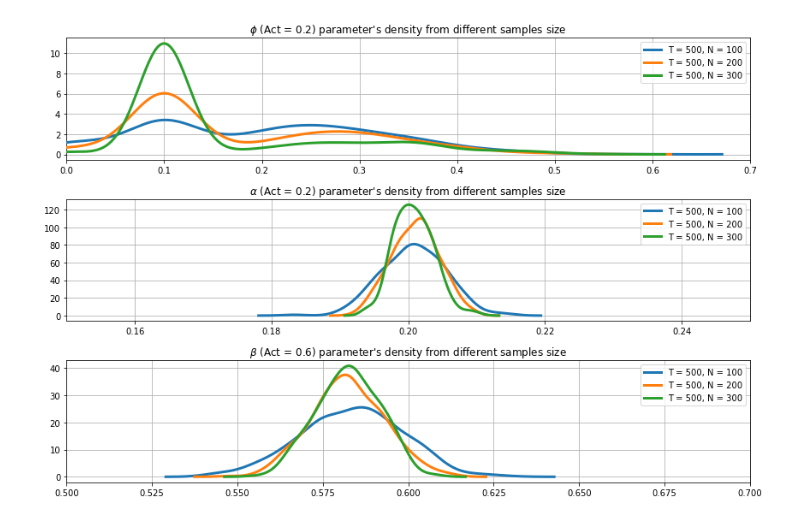
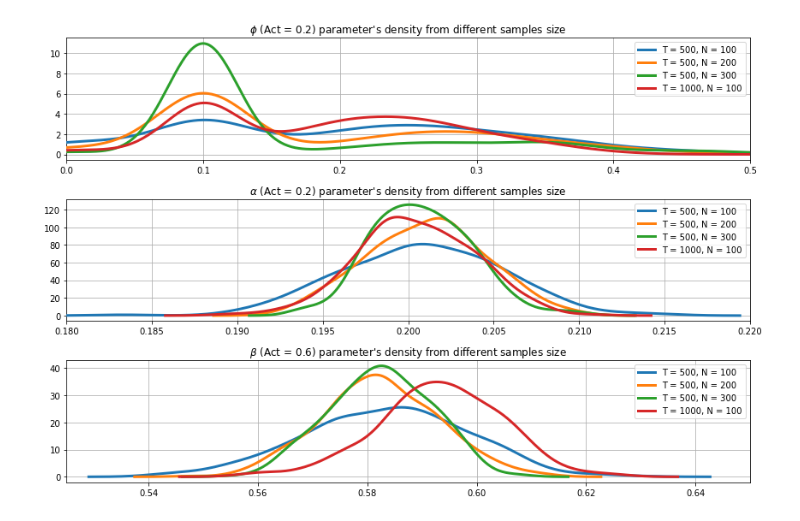
Before and after one commit to NemesiP/volatility-forecasting, a Jupyter notebook: Examples/Panel_GARCH_CSA_sim.ipynb, the cells around one changed output. Drawn from its saved outputs; the diff is of its cells as text; code cells hidden in the pictures.

```diff
--- a/Examples/Panel_GARCH_CSA_sim.ipynb
+++ b/Examples/Panel_GARCH_CSA_sim.ipynb
@@ -36,6 +36,8 @@ sim1000 = pd.DataFrame(create_sim(sim_length = 1000))
 sim1000_dp = pd.DataFrame(create_sim(stock_num = 200, sim_length = 1000))
 # %%
 sim1000_qp = pd.DataFrame(create_sim(stock_num = 300, sim_length = 1000))
+# %%
+sim1000 = pd.read_csv('C:/Users/peter/Desktop/volatility-forecasting/results/pgcsa_1000.csv')
 # %%
 sim500 = pd.read_csv('C:/Users/peter/Desktop/volatility-forecasting/results/pgcsa_500.csv')
 # %%
@@ -49,10 +51,9 @@ phi_500 = sm.nonparametric.KDEUnivariate(sim500.iloc[:, 2].values)
 phi_500.fit()
 phi_500_qp = sm.nonparametric.KDEUnivariate(sim500_qp.iloc[:, 2].values)
 phi_500_qp.fit()
-
+phi_1000 = sm.nonparametric.KDEUnivariate(sim1000.iloc[:, 2].values)
+phi_1000.fit()
 """
-phi_1000 = sm.nonparametric.KDEUnivariate(sim1000.iloc[:, 1].values)
-phi_1000.fit()
 phi_1000_dp = sm.nonparametric.KDEUnivariate(sim1000_dp.iloc[:, 1].values)
 phi_1000_dp.fit()
 phi_1000_qp = sm.nonparametric.KDEUnivariate(sim1000_qp.iloc[:, 1].values)
@@ -64,9 +65,9 @@ alpha_500 = sm.nonparametric.KDEUnivariate(sim500.iloc[:, 3].values)
 alpha_500.fit()
 alpha_500_qp = sm.nonparametric.KDEUnivariate(sim500_qp.iloc[:, 3].values)
 alpha_500_qp.fit()
+alpha_1000 = sm.nonparametric.KDEUnivariate(sim1000.iloc[:, 3].values)
+alpha_1000.fit()
 """
-alpha_1000 = sm.nonparametric.KDEUnivariate(sim1000.iloc[:, 2].values)
-alpha_1000.fit()
 alpha_1000_dp = sm.nonparametric.KDEUnivariate(sim1000_dp.iloc[:, 2].values)
 alpha_1000_dp.fit()
 alpha_1000_qp = sm.nonparametric.KDEUnivariate(sim1000_qp.iloc[:, 2].values)
@@ -78,9 +79,9 @@ beta_500 = sm.nonparametric.KDEUnivariate(sim500.iloc[:, 4].values)
 beta_500.fit()
 beta_500_qp = sm.nonparametric.KDEUnivariate(sim500_qp.iloc[:, 4].values)
 beta_500_qp.fit()
+beta_1000 = sm.nonparametric.KDEUnivariate(sim1000.iloc[:, 4].values)
+beta_1000.fit()
 """
-beta_1000 = sm.nonparametric.KDEUnivariate(sim1000.iloc[:, 3].values)
-beta_1000.fit()
 beta_1000_dp = sm.nonparametric.KDEUnivariate(sim1000_dp.iloc[:, 3].values)
 beta_1000_dp.fit()
 beta_1000_qp = sm.nonparametric.KDEUnivariate(sim1000_qp.iloc[:, 3].values)
@@ -91,38 +92,38 @@ fig , ax = plt.subplots(3, 1, figsize=(12, 8), tight_layout=True)
 ax[0].plot(phi_500.support, phi_500.density, lw = 3, label = 'T = 500, N = 100', zorder = 10)
 ax[0].plot(phi_500_dp.support, phi_500_dp.density, lw = 3, label = 'T = 500, N = 200', zorder = 10)
 ax[0].plot(phi_500_qp.support, phi_500_qp.density, lw = 3, label = 'T = 500, N = 300', zorder = 10)
-#ax[0].plot(phi_1000.support, phi_1000.density, lw = 3, label = 'T = 1000, N = 100', zorder = 10)
+ax[0].plot(phi_1000.support, phi_1000.density, lw = 3, label = 'T = 1000, N = 100', zorder = 10)
 #ax[0].plot(phi_1000_dp.support, phi_1000_dp.density, lw = 3, label = 'T = 1000, N = 200', zorder = 10)
 #ax[0].plot(phi_1000_qp.support, phi_1000_qp.density, lw = 3, label = 'T = 1000, N = 300', zorder = 10)
 ax[0].set_title(r'$\phi$'+" (Act = 0.2) parameter's density from different samples size")
 ax[0].grid(True, zorder = -5)
-ax[0].set_xlim((0.0, 0.7))
+ax[0].set_xlim((0.0, 0.5))
 ax[0].legend(loc = 'best')
 
 ax[1].plot(alpha_500.support, alpha_500.density, lw = 3, label = 'T = 500, N = 100', zorder = 10)
 ax[1].plot(alpha_500_dp.support, alpha_500_dp.density, lw = 3, label = 'T = 500, N = 200', zorder = 10)
 ax[1].plot(alpha_500_qp.support, alpha_500_qp.density, lw = 3, label = 'T = 500, N = 300', zorder = 10)
-#ax[1].plot(alpha_1000.support, alpha_1000.density, lw = 3, label = 'T = 1000, N = 100', zorder = 10)
+ax[1].plot(alpha_1000.support, alpha_1000.density, lw = 3, label = 'T = 1000, N = 100', zorder = 10)
 #ax[1].plot(alpha_1000_dp.support, alpha_1000_dp.density, lw = 3, label = 'T = 1000, N = 200', zorder = 10)
 #ax[1].plot(alpha_1000_qp.support, alpha_1000_qp.density, lw = 3, label = 'T = 1000, N = 300', zorder = 10)
 ax[1].set_title(r'$\alpha$'+" (Act = 0.2) parameter's density from different samples size")
 ax[1].grid(True, zorder = -5)
-ax[1].set_xlim((0.15, 0.25))
+ax[1].set_xlim((0.18, 0.22))
 ax[1].legend(loc = 'best')
 
 ax[2].plot(beta_500.support, beta_500.density, lw = 3, label = 'T = 500, N = 100', zorder = 10)
 ax[2].plot(beta_500_dp.support, beta_500_dp.density, lw = 3, label = 'T = 500, N = 200', zorder = 10)
 ax[2].plot(beta_500_qp.support, beta_500_qp.density, lw = 3, label = 'T = 500, N = 300', zorder = 10)
-#ax[2].plot(beta_1000.support, beta_1000.density, lw = 3, label = 'T = 1000, N = 100', zorder = 10)
+ax[2].plot(beta_1000.support, beta_1000.density, lw = 3, label = 'T = 1000, N = 100', zorder = 10)
 #ax[2].plot(beta_1000_dp.support, beta_1000_dp.density, lw = 3, label = 'T = 1000, N = 200', zorder = 10)
 #ax[2].plot(beta_1000_qp.support, beta_1000_qp.density, lw = 3, label = 'T = 1000, N = 300', zorder = 10)
 ax[2].set_title(r'$\beta$'+" (Act = 0.6) parameter's density from different samples size")
 ax[2].grid(True, zorder = -5)
-ax[2].set_xlim((0.5, 0.7))
+ax[2].set_xlim((0.525, 0.650))
 ax[2].legend(loc = 'best')
 
 
 #plt.savefig('C:/Users/peter/Desktop/volatility-forecasting/results/garch_sim.png')
 plt.show()
 # %% [output]
-[figure, old version]
+[figure, new version]
```
Also changed, not shown: parts of 1 cell of this notebook.
